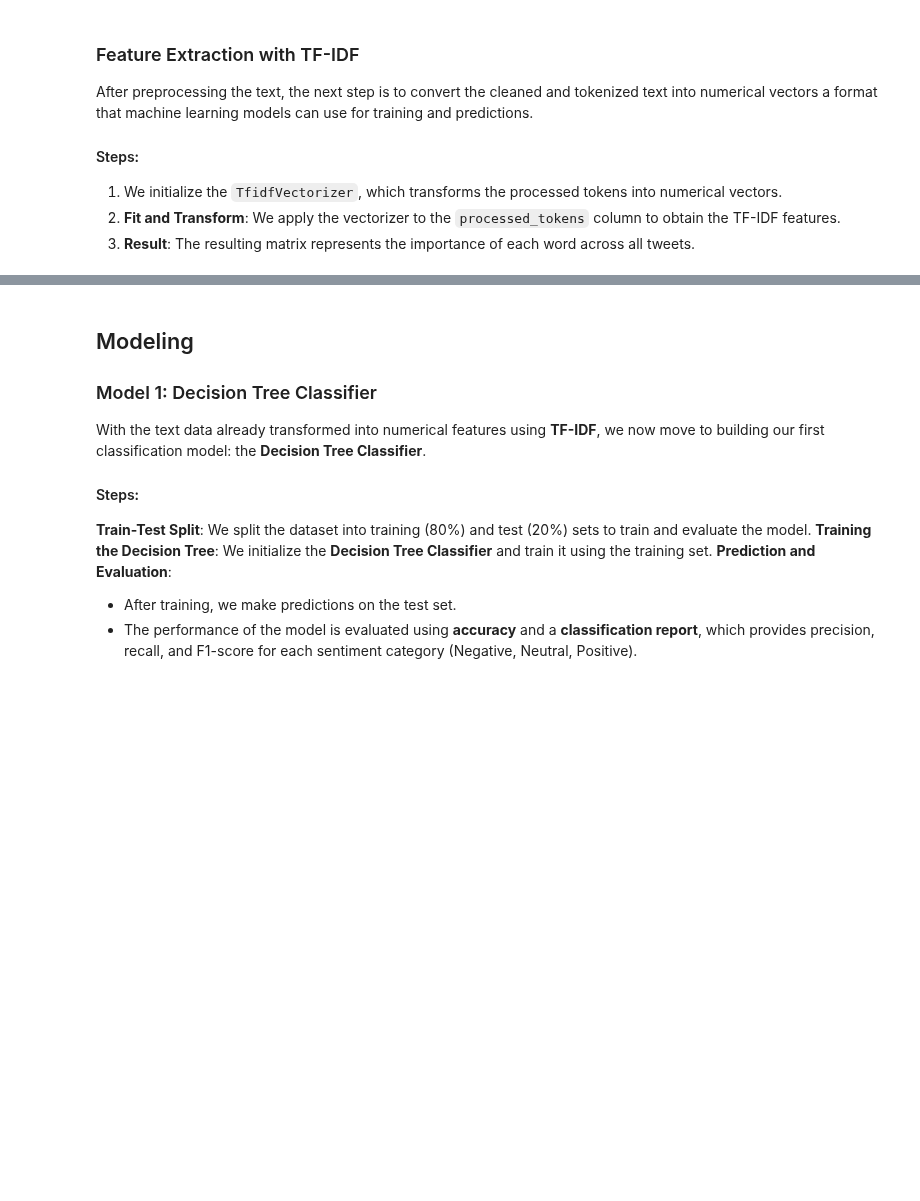
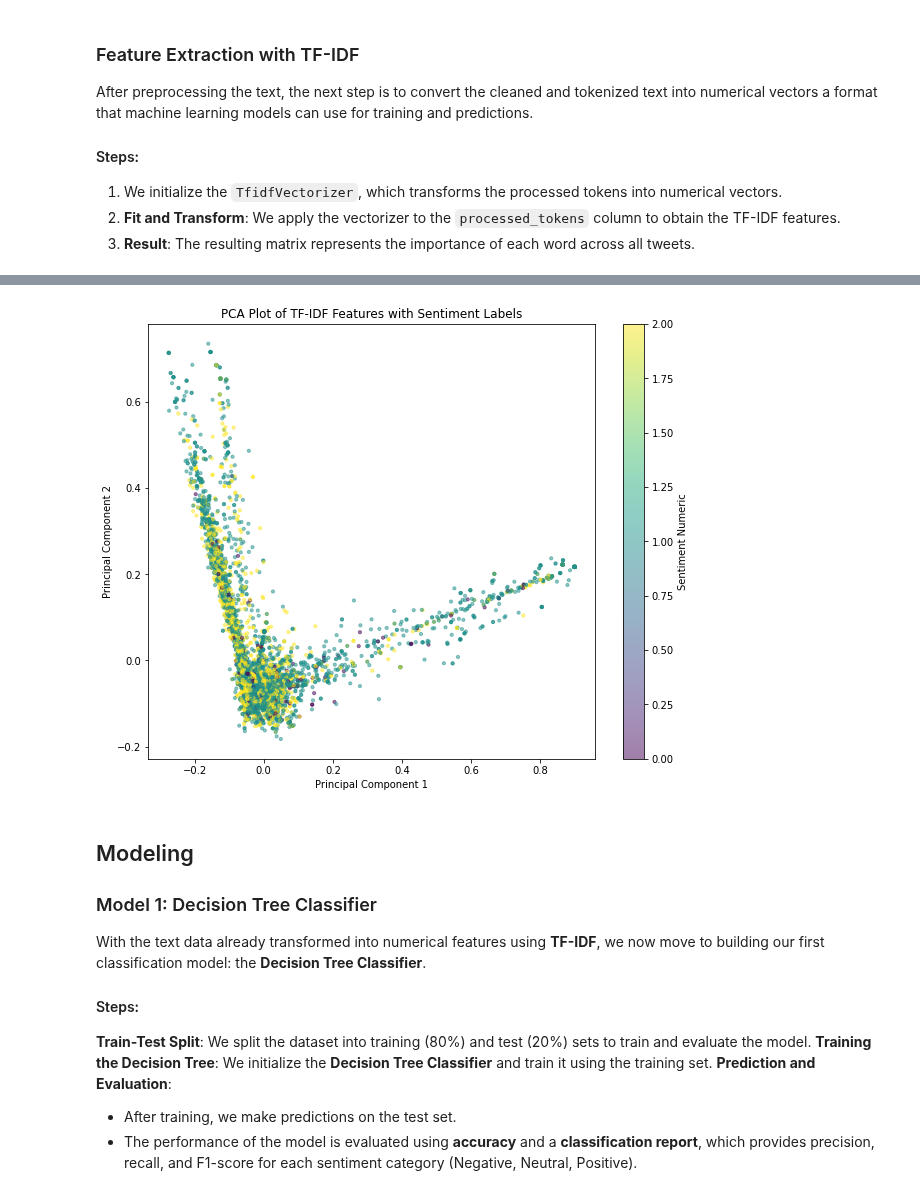
Before and after one commit to George-Chira/twitter-sentiment-analysis, a Jupyter notebook: notebooks/Chira.ipynb, the cells around one changed output, grey strips where cells are left out. Cells and saved outputs as stored; diff of their text form; code cells hidden in the pictures; blank space fills up the shorter version.

```diff
--- a/notebooks/Chira.ipynb
+++ b/notebooks/Chira.ipynb
@@ -287,3 +385,24 @@ df_tweets.head(5)
+# %%
+import matplotlib.pyplot as plt
+from sklearn.decomposition import PCA
+
+# Reduce the dimensionality of the TF-IDF matrix to 2D using PCA
+pca = PCA(n_components=2)
+X_pca = pca.fit_transform(X.toarray())
+
+# Plot the PCA-reduced data with colors corresponding to sentiment labels
+plt.figure(figsize=(10, 8))
+scatter = plt.scatter(X_pca[:, 0], X_pca[:, 1], c=df_tweets['sentiment_numeric'],
+                      cmap='viridis', alpha=0.5, s=10)
+
+# Add a color bar to show the sentiment scale
+plt.colorbar(scatter, label='Sentiment Numeric')
+plt.title('PCA Plot of TF-IDF Features with Sentiment Labels')
+plt.xlabel('Principal Component 1')
+plt.ylabel('Principal Component 2')
+plt.show()
+# %% [output]
+[figure, added]
 # %% [markdown]
 ## Modeling
 ###  Model 1: Decision Tree Classifier
```
Also changed, not shown: parts of 23 cells of this notebook.
